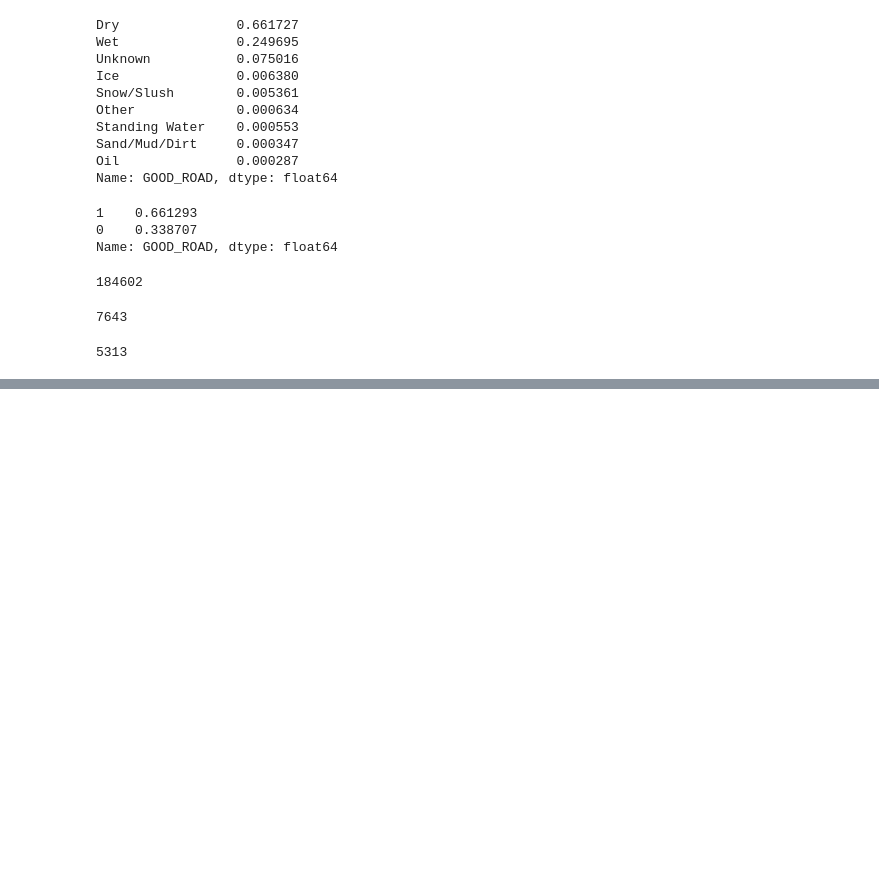
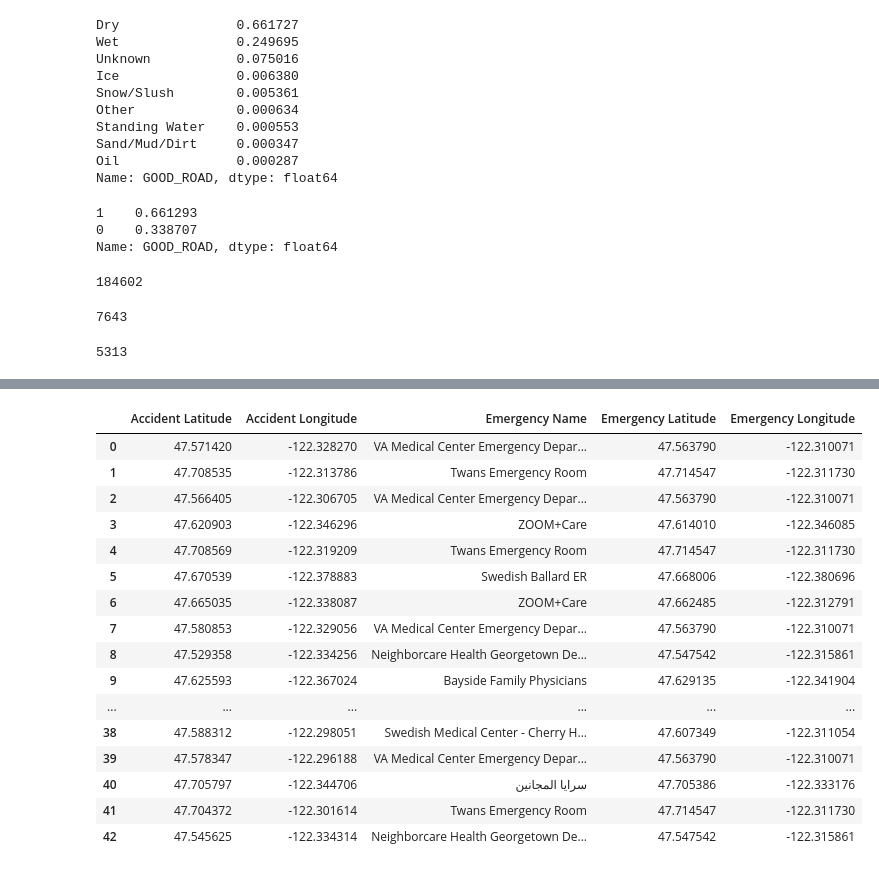
Before and after one commit to scovron/Coursera_Capstone, a Jupyter notebook: NB - Characteristics of car accidents.ipynb, the cells around one changed output, grey strips where cells are left out. Drawn from its saved outputs; the diff is of its cells as text; code cells hidden in the pictures; blank space fills up the shorter version.

```diff
--- a/NB - Characteristics of car accidents.ipynb
+++ b/NB - Characteristics of car accidents.ipynb
@@ -285,0 +291,3 @@ def getNearbyEmergencies(names, latitudes, longitudes, radius=2000):
+# %%
+nearby_em = getNearbyEmergencies()
+nearby_em.head()
@@ -285,0 +301,20 @@ def getNearbyEmergencies(names, latitudes, longitudes, radius=2000):
+# %%
+nearby_em
+# %% [output]
+|  | Accident Latitude | Accident Longitude | Emergency Name | Emergency Latitude | Emergency Longitude |
+| 0 | 47.571420 | -122.328270 | VA Medical Center Emergency Depar... | 47.563790 | -122.310071 |
+| 1 | 47.708535 | -122.313786 | Twans Emergency Room | 47.714547 | -122.311730 |
+| 2 | 47.566405 | -122.306705 | VA Medical Center Emergency Depar... | 47.563790 | -122.310071 |
+| 3 | 47.620903 | -122.346296 | ZOOM+Care | 47.614010 | -122.346085 |
+| 4 | 47.708569 | -122.319209 | Twans Emergency Room | 47.714547 | -122.311730 |
+| 5 | 47.670539 | -122.378883 | Swedish Ballard ER | 47.668006 | -122.380696 |
+| 6 | 47.665035 | -122.338087 | ZOOM+Care | 47.662485 | -122.312791 |
+| 7 | 47.580853 | -122.329056 | VA Medical Center Emergency Depar... | 47.563790 | -122.310071 |
+| 8 | 47.529358 | -122.334256 | Neighborcare Health Georgetown De... | 47.547542 | -122.315861 |
+| 9 | 47.625593 | -122.367024 | Bayside Family Physicians | 47.629135 | -122.341904 |
+| ... | ... | ... | ... | ... | ... |
+| 38 | 47.588312 | -122.298051 | Swedish Medical Center - Cherry H... | 47.607349 | -122.311054 |
+| 39 | 47.578347 | -122.296188 | VA Medical Center Emergency Depar... | 47.563790 | -122.310071 |
+| 40 | 47.705797 | -122.344706 | سرايا المجانين | 47.705386 | -122.333176 |
+| 41 | 47.704372 | -122.301614 | Twans Emergency Room | 47.714547 | -122.311730 |
+| 42 | 47.545625 | -122.334314 | Neighborcare Health Georgetown De... | 47.547542 | -122.315861 |
```
Also changed, not shown: parts of 11 cells of this notebook.
